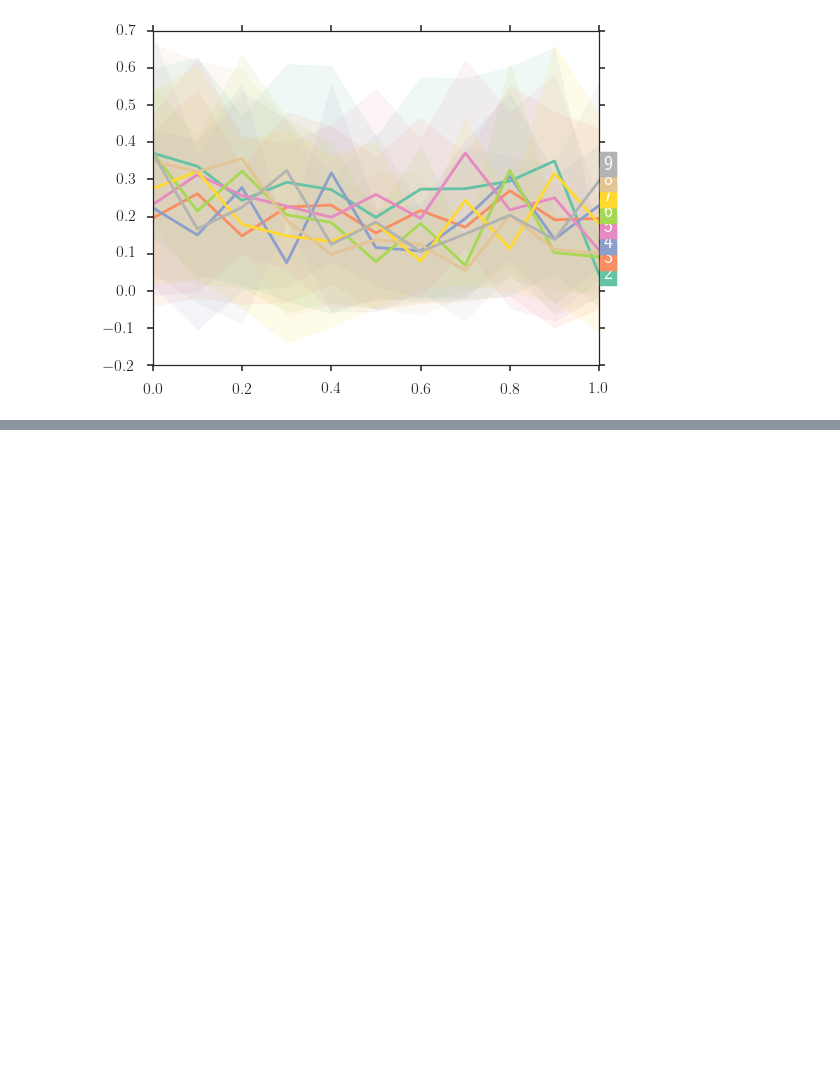
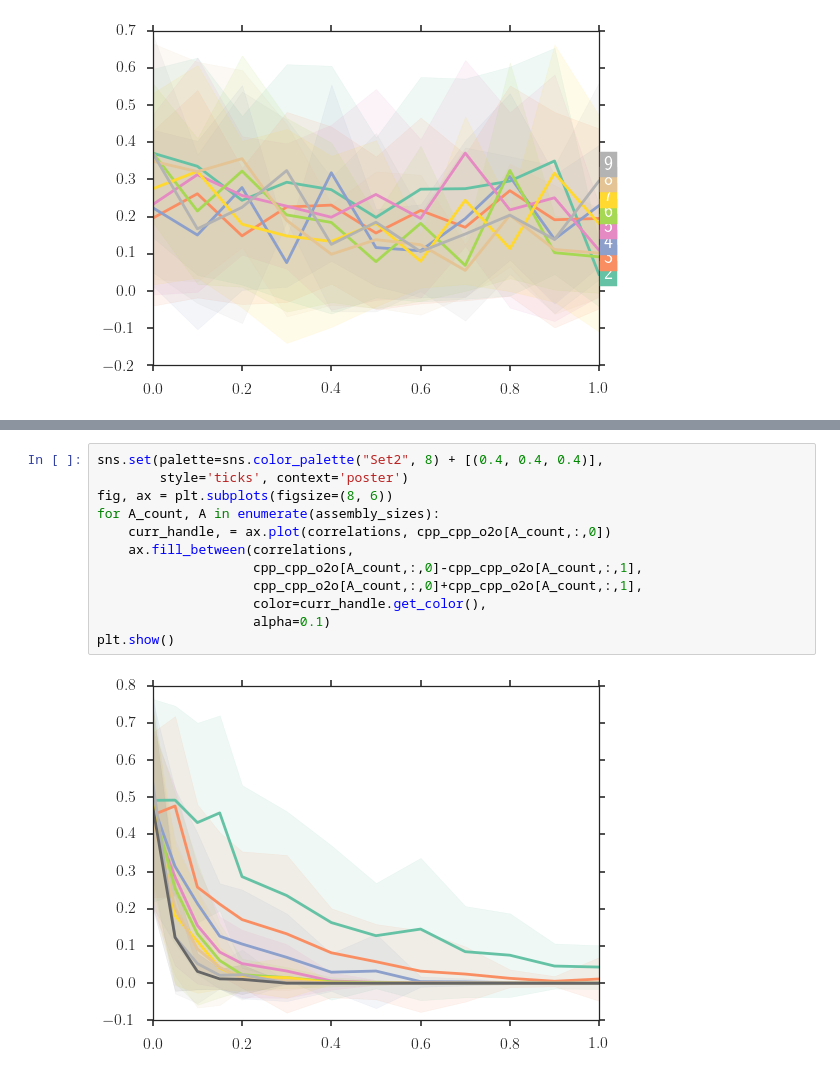
Before and after one commit to rgutzen/ValidationTools, a Jupyter notebook: Correlation_structure_section_images.ipynb, the cells around one changed output, grey strips where cells are left out. Saved outputs shown, nothing was run; the diff lists cells and outputs as text; blank space fills up the shorter version.

```diff
--- a/Correlation_structure_section_images.ipynb
+++ b/Correlation_structure_section_images.ipynb
@@ -887,0 +840,14 @@ ValueError: x and y must have same first dimension
+# %%
+sns.set(palette=sns.color_palette("Set2", 8) + [(0.4, 0.4, 0.4)],
+        style='ticks', context='poster')
+fig, ax = plt.subplots(figsize=(8, 6))
+for A_count, A in enumerate(assembly_sizes):
+    curr_handle, = ax.plot(correlations, cpp_cpp_o2o[A_count,:,0])
+    ax.fill_between(correlations,
+                    cpp_cpp_o2o[A_count,:,0]-cpp_cpp_o2o[A_count,:,1],
+                    cpp_cpp_o2o[A_count,:,0]+cpp_cpp_o2o[A_count,:,1],
+                    color=curr_handle.get_color(),
+                    alpha=0.1)
+plt.show()
+# %% [output]
+[figure, added]
```
Also changed, not shown: parts of 6 cells of this notebook, 3 other files.
